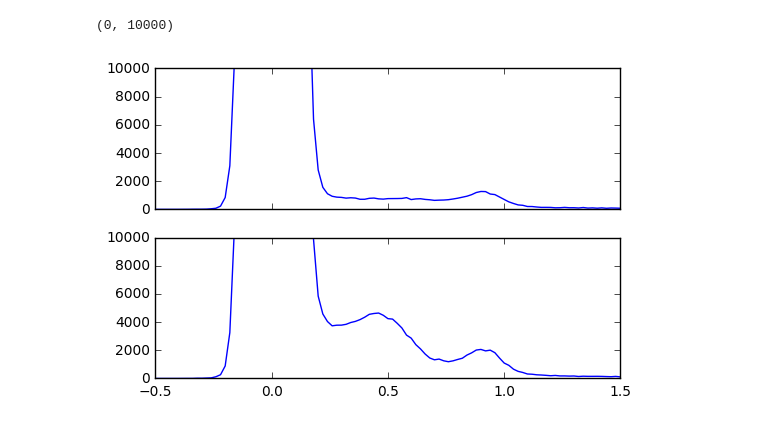
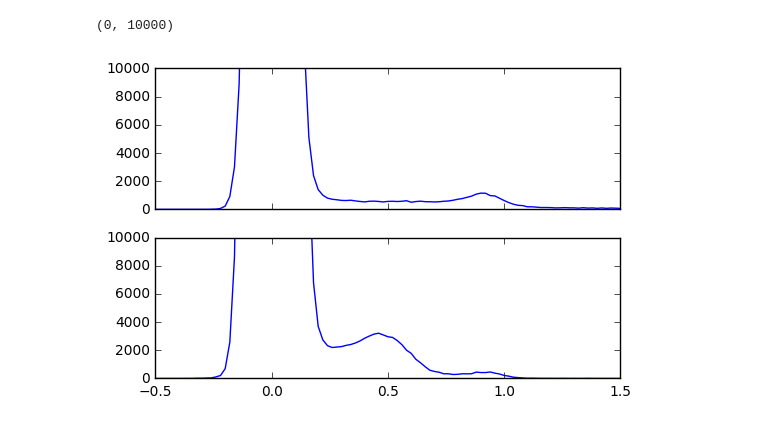
Before and after one commit to mhantke/siph, a Jupyter notebook: photon_splitting.ipynb, the cells around one changed output. Cells and saved outputs as stored; diff of their text form; code cells hidden in the pictures.

```diff
--- a/photon_splitting.ipynb
+++ b/photon_splitting.ipynb
@@ -18,43 +31,48 @@ def read_data(experiment, run_number, N=10, skip=1):
         gmds = asarray(f["entry_1/detector_3/pulse_energy_mJ"][-N-skip:-skip])
     return imgs, msk, gains, photon_energies_SLAC, gmds
 
-def apply_mask(imgs, msk):
+def apply_mask(imgs, msk, rlims=None):
     tmp = asarray([(msk&condor.utils.pixelmask.PixelMask.PIXEL_IS_IN_MASK)==0])
+    #tmp[:,:512] = False
+    if rlims is not None:
+        X, Y = meshgrid(arange(msk.shape[1]), arange(msk.shape[0]))
+        R = sqrt((X-msk.shape[1]/2.)**2 + (Y-msk.shape[0]/2.)**2)
+        tmp *= asarray([(R >= rlims[0])*(R <= rlims[1])])
     tmp = repeat(tmp, imgs.shape[0], axis=0)
     values = imgs.flatten()[tmp.flatten()]
     return values
 # %%
 nbins = 101
 ex = "amol3416"
 N = 10
 
 fig, axs = subplots(2, 1, sharey=True, sharex=True)
 
 # No gas
 r = 154
 imgs, msk, gains, photon_energies_SLAC, gmds = read_data(ex, r, N, skip=2000)
-values = apply_mask(imgs, msk)
+values = apply_mask(imgs, msk, rlims=(50, 300))
 photons = values / gains.mean()
-I_1, H_1 = histogram(photons, nbins=nbins)
-axs[0].plot(I_1, H_1)
+I_no, H_no = histogram(photons, nbins=nbins)
+axs[0].plot(I_no, H_no)
 
 # Only N2
 r = 152
 imgs, msk, gains, photon_energies_SLAC, gmds = read_data(ex, r, N, skip=2000)
-values = apply_mask(imgs, msk)
+values = apply_mask(imgs, msk, rlims=(250, 2000))
 photons = values / gains.mean()
 I_N2, H_N2 = histogram(photons, nbins=nbins)
 axs[1].plot(I_N2, H_N2)
 
 #from python_tools import gentools
 #[A0, x0, sigma], Hest = gentools.gaussian_fit(I, H)
 #print "A0", A0
 #print "x0", x0
 #print "sigma", sigma
 #print I.shape,H.shape
 
 ylim(0, 10000)
 # %% [output]
 (0, 10000)
-[figure, old version]
+[figure, new version]
 # %%
```
Also changed, not shown: parts of 11 cells of this notebook, 1 other file.
